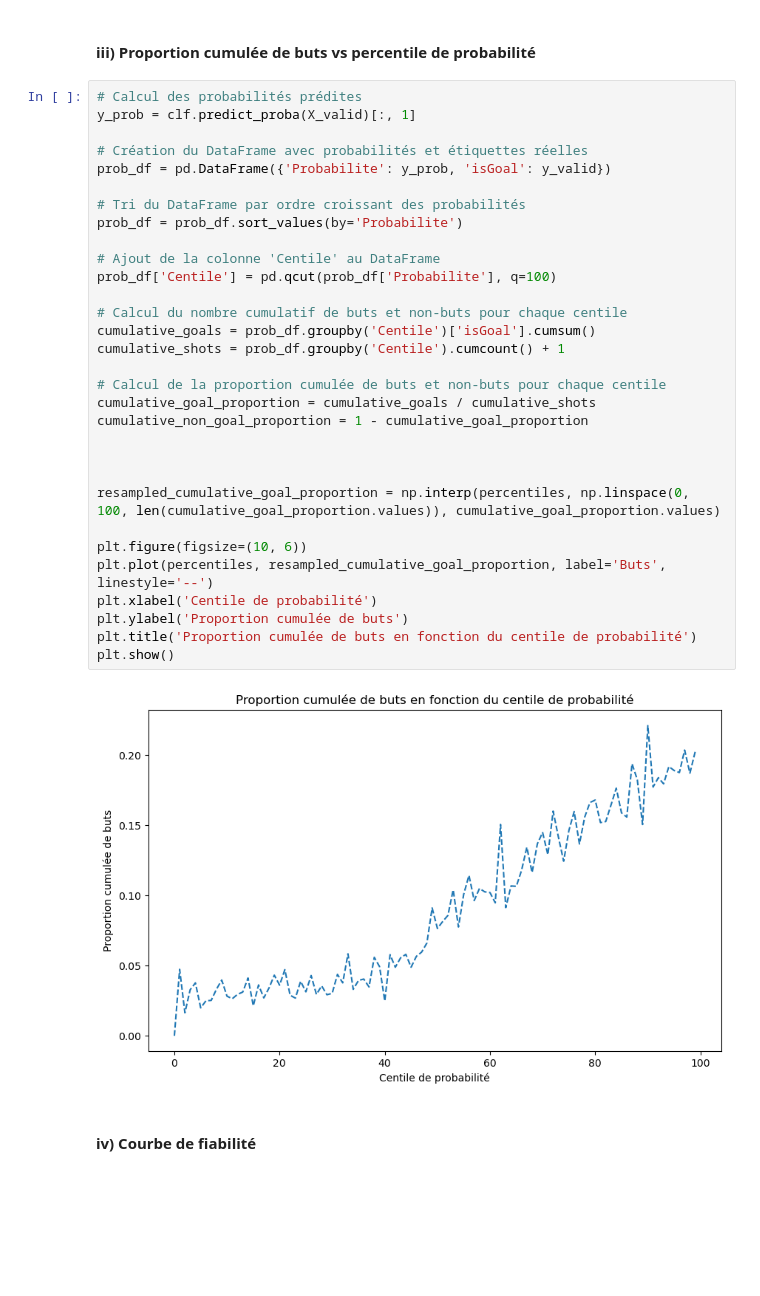
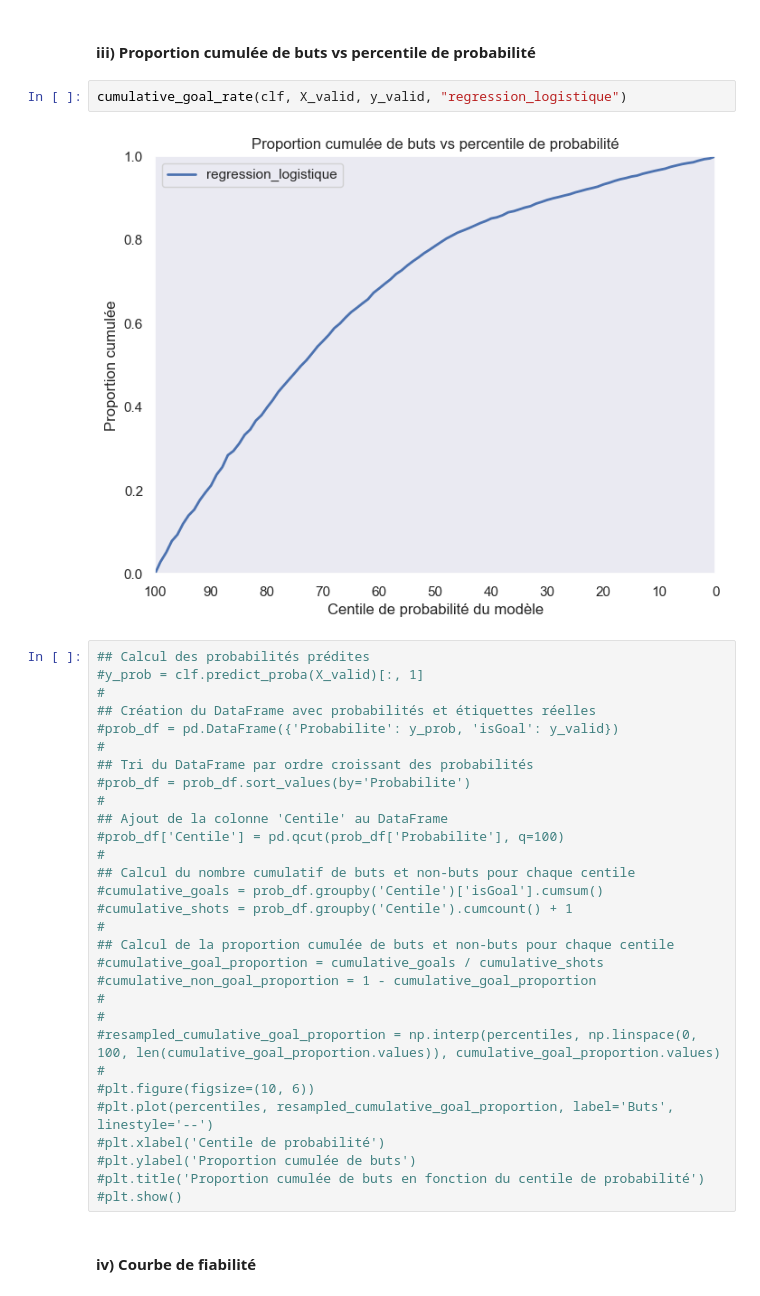
Before and after one commit to Alexia57/A02-projet, a Jupyter notebook: notebooks/Milestone2.ipynb, the cells around one changed output. Saved outputs shown, nothing was run; the diff lists cells and outputs as text; blank space fills up the shorter version.

```diff
--- a/notebooks/Milestone2.ipynb
+++ b/notebooks/Milestone2.ipynb
@@ -282,38 +282,39 @@ plt.show()
 #plt.show()
 # %% [markdown]
 #### iii) Proportion cumulée de buts vs percentile de probabilité
+# %%
+cumulative_goal_rate(clf, X_valid, y_valid, "regression_logistique")
+# %% [output]
+[figure, added]
 # %%
-# Calcul des probabilités prédites
-y_prob = clf.predict_proba(X_valid)[:, 1]
-
-# Création du DataFrame avec probabilités et étiquettes réelles
-prob_df = pd.DataFrame({'Probabilite': y_prob, 'isGoal': y_valid})
-
-# Tri du DataFrame par ordre croissant des probabilités
-prob_df = prob_df.sort_values(by='Probabilite')
-
-# Ajout de la colonne 'Centile' au DataFrame
-prob_df['Centile'] = pd.qcut(prob_df['Probabilite'], q=100)
-
-# Calcul du nombre cumulatif de buts et non-buts pour chaque centile
-cumulative_goals = prob_df.groupby('Centile')['isGoal'].cumsum()
-cumulative_shots = prob_df.groupby('Centile').cumcount() + 1
-
-# Calcul de la proportion cumulée de buts et non-buts pour chaque centile
-cumulative_goal_proportion = cumulative_goals / cumulative_shots
-cumulative_non_goal_proportion = 1 - cumulative_goal_proportion
-
-
-
-resampled_cumulative_goal_proportion = np.interp(percentiles, np.linspace(0, 100, len(cumulative_goal_proportion.values)), cumulative_goal_proportion.values)
-
-plt.figure(figsize=(10, 6))
-plt.plot(percentiles, resampled_cumulative_goal_proportion, label='Buts', linestyle='--')
-plt.xlabel('Centile de probabilité')
-plt.ylabel('Proportion cumulée de buts')
-plt.title('Proportion cumulée de buts en fonction du centile de probabilité')
-plt.show()
+## Calcul des probabilités prédites
+#y_prob = clf.predict_proba(X_valid)[:, 1]
+#
+## Création du DataFrame avec probabilités et étiquettes réelles
+#prob_df = pd.DataFrame({'Probabilite': y_prob, 'isGoal': y_valid})
+#
+## Tri du DataFrame par ordre croissant des probabilités
+#prob_df = prob_df.sort_values(by='Probabilite')
+#
+## Ajout de la colonne 'Centile' au DataFrame
+#prob_df['Centile'] = pd.qcut(prob_df['Probabilite'], q=100)
+#
+## Calcul du nombre cumulatif de buts et non-buts pour chaque centile
+#cumulative_goals = prob_df.groupby('Centile')['isGoal'].cumsum()
+#cumulative_shots = prob_df.groupby('Centile').cumcount() + 1
+#
+## Calcul de la proportion cumulée de buts et non-buts pour chaque centile
+#cumulative_goal_proportion = cumulative_goals / cumulative_shots
+#cumulative_non_goal_proportion = 1 - cumulative_goal_proportion
+#
+#
+#resampled_cumulative_goal_proportion = np.interp(percentiles, np.linspace(0, 100, len(cumulative_goal_proportion.values)), cumulative_goal_proportion.values)
+#
+#plt.figure(figsize=(10, 6))
+#plt.plot(percentiles, resampled_cumulative_goal_proportion, label='Buts', linestyle='--')
+#plt.xlabel('Centile de probabilité')
+#plt.ylabel('Proportion cumulée de buts')
+#plt.title('Proportion cumulée de buts en fonction du centile de probabilité')
+#plt.show()
-# %% [output]
-[figure, removed]
 # %% [markdown]
 #### iv) Courbe de fiabilité
```
Also changed, not shown: parts of 7 cells of this notebook, 1 other file.
